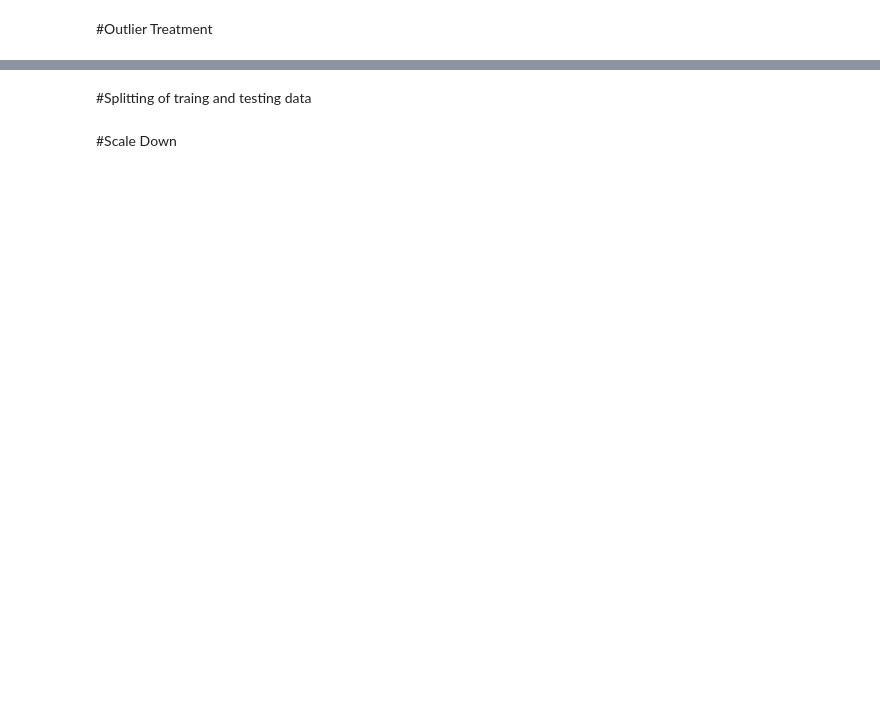
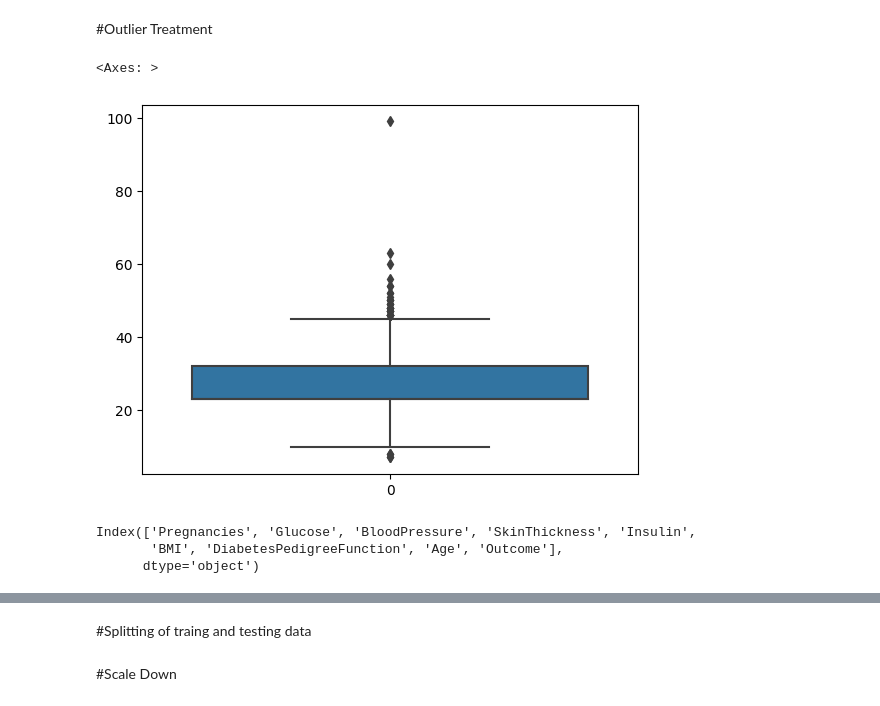
Before and after one commit to sherinpeterpanavila/ML_Project_Diabetes_Prediction, a Jupyter notebook: ML_Project_Diabetes_Prediction.ipynb, the cells around one changed output, grey strips where cells are left out. Cells and saved outputs as stored; diff of their text form; code cells hidden in the pictures; blank space fills up the shorter version.

```diff
--- a/ML_Project_Diabetes_Prediction.ipynb
+++ b/ML_Project_Diabetes_Prediction.ipynb
@@ -146,2 +154,23 @@ Total zero Age values: 0
 # %% [markdown]
 #Missing value Treatment
+# %%
+
+df['Glucose'].loc[(df['Glucose'] == 0)] = df['Glucose'].median()
+df['SkinThickness'].loc[(df['SkinThickness'] == 0)] = df['SkinThickness'].median()
+df['Insulin'].loc[(df['Insulin'] == 0)] = df['Insulin'].median()
+df['BMI'].loc[(df['BMI'] == 0)] = df['BMI'].median()
+df['Age'].loc[(df['Age'] == 0)] = df['Age'].median()
+
+df['DiabetesPedigreeFunction'].loc[(df['DiabetesPedigreeFunction'] == 0)] = df['DiabetesPedigreeFunction'].median()
+
+
+#Identify the count of zero values
+
+
+print('Total zero Glucose values: ' + str(df[df["Glucose"]==0].shape[0]))
+print('Total zero Pregnancies values: ' + str(df[df["Pregnancies"]==0].shape[0]))
+print('Total zero SkinThickness values: ' + str(df[df["SkinThickness"]==0].shape[0]))
+print('Total zero Insulin values: ' + str(df[df["Insulin"]==0].shape[0]))
+print('Total zero BMI values: ' + str(df[df["BMI"]==0].shape[0]))
+print('Total zero Age values: ' + str(df[df["Age"]==0].shape[0]))
+print('Total zero DiabetesPedigreeFunction values: ' + str(df[df["DiabetesPedigreeFunction"]==0].shape[0]))
@@ -148,2 +202,16 @@ Total zero Age values: 0
 # %% [markdown]
 #Outlier Treatment
+# %%
+sns.boxplot(df['SkinThickness'])
+# %% [output]
+<Axes: >
+[figure, added]
+# %%
+
+
+numericalColumns = df.select_dtypes(include=np.number).columns
+numericalColumns
+# %% [output]
+Index(['Pregnancies', 'Glucose', 'BloodPressure', 'SkinThickness', 'Insulin',
+       'BMI', 'DiabetesPedigreeFunction', 'Age', 'Outcome'],
+      dtype='object')
```
Also changed, not shown: parts of 19 cells of this notebook.
